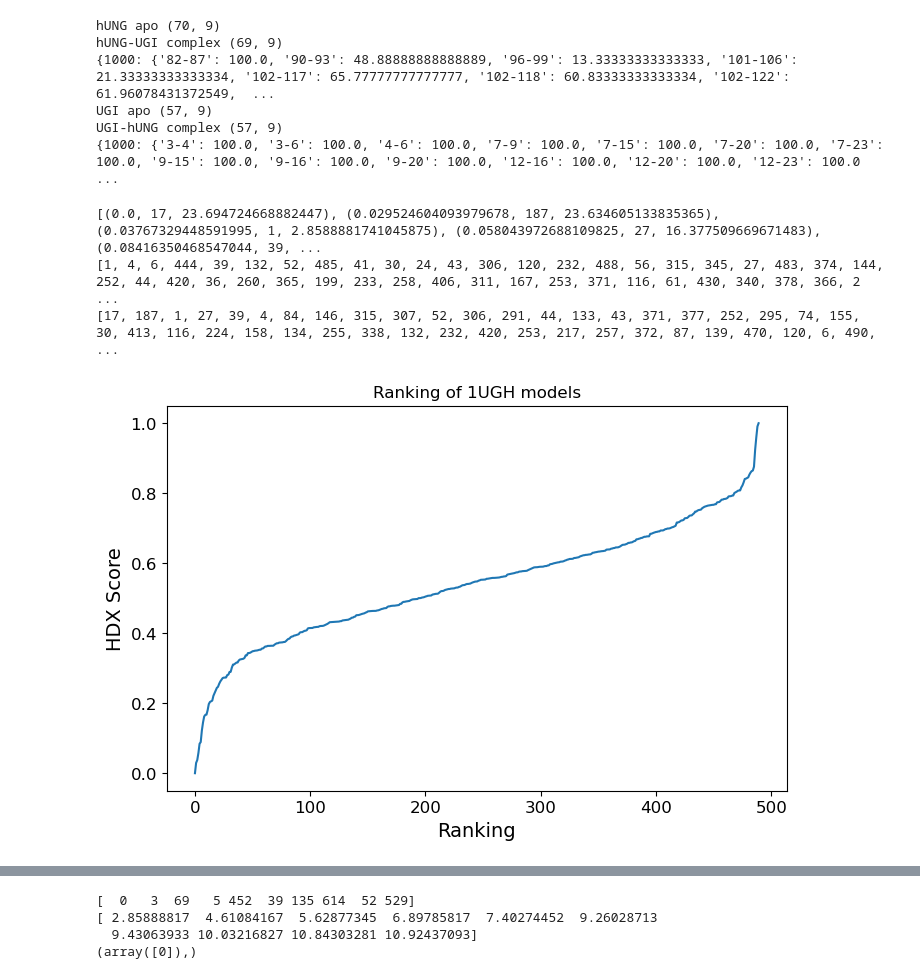
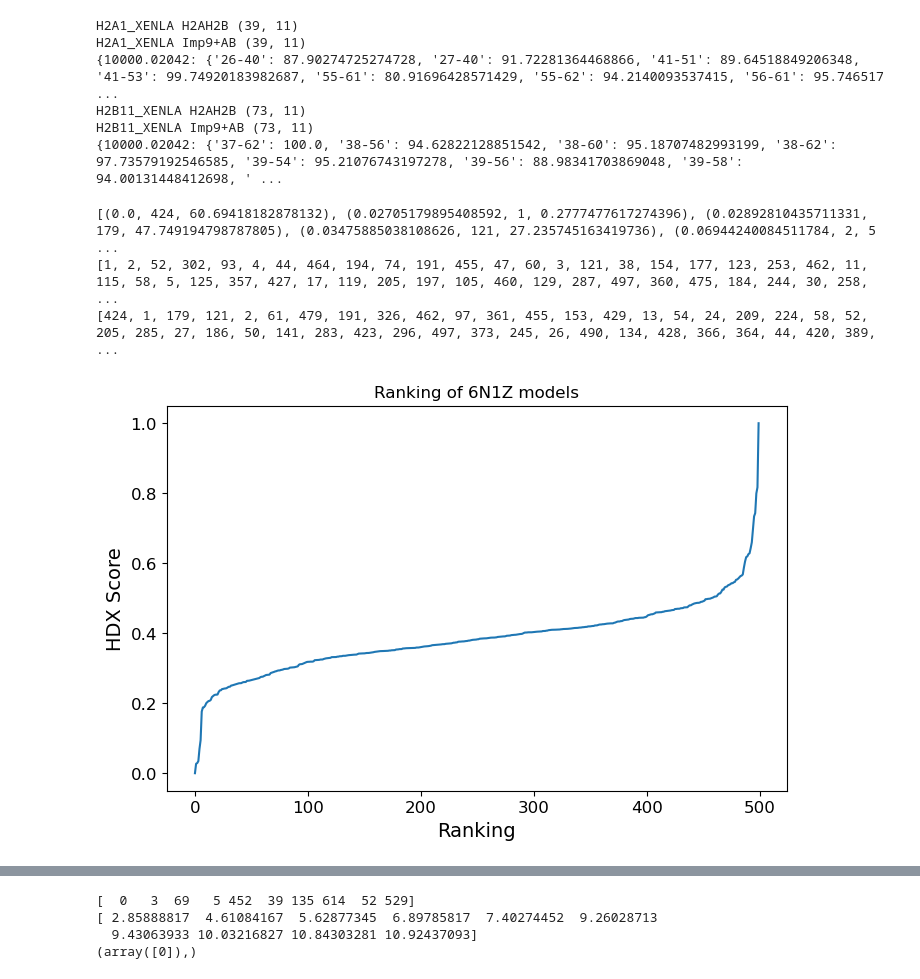
Before and after one commit to SuperChrisW/HDXRank, a Jupyter notebook: script/test.ipynb, the cells around one changed output, grey strips where cells are left out. Cells and saved outputs as stored; diff of their text form; code cells hidden in the pictures.

```diff
--- a/script/test.ipynb
+++ b/script/test.ipynb
@@ -3,19 +3,19 @@ import pandas as pd
 import numpy as np
 import matplotlib.pyplot as plt
 # %%
-protein_name = '1UGH'
-cluster_id = 1
+protein_name = '6THL'
+cluster_id = 2
 
 dfs = []
 for i in range(5):
-    #fpath = f'/home/lwang/models/HDX_LSTM/data/Latest_test/hdock/prediction/HDX_pred_GN_{protein_name}_cluster{cluster_id}_v{i}.csv'
-    fpath = f'/home/lwang/models/HDX_LSTM/data/Latest_test/hdock/prediction/HDX_pred_GN_cluster2_hop1_v{cluster_id}.csv'
+    fpath = f'/home/lwang/models/HDX_LSTM/data/Latest_test/hdock/prediction/HDX_pred_GN_{protein_name}_cluster{cluster_id}_v{i}.csv'
+    #fpath = f'/home/lwang/models/HDX_LSTM/data/Latest_test/hdock/prediction/HDX_pred_GN_cluster2_hop1_v{cluster_id}.csv'
     df = pd.read_csv(fpath)
     print(df.shape)
     dfs.append(df)
 merged_df = pd.concat(dfs, axis=0)
 average_df = merged_df.groupby(['Batch', 'Chain', 'Range', 'Y_True'])['Y_Pred'].mean().reset_index()
-HDX_fpath = '/home/lwang/models/HDX_LSTM/data/Latest_test/hdock/HDX_files/BioChem_UNGUGI_revised.xlsx'
+HDX_fpath = '/home/lwang/models/HDX_LSTM/data/Latest_test/hdock/HDX_files/PXD037571_revised.xlsx'
 
 print(average_df.head())
 print(average_df.shape)
@@ -42,8 +42,8 @@ import matplotlib.pyplot as plt
 def get_true_diff(HDX_fpath, apo_states, complex_states):
     def get_weighted_uptake(HDX_df, protein, state, correction):
         temp_HDX_df = HDX_df[(HDX_df['state']==state) & (HDX_df['protein']==protein)]
-        #temp_HDX_df = temp_HDX_df[(temp_HDX_df['log_t']<2.85) & (temp_HDX_df['log_t']>1.35)]
-        temp_HDX_df = temp_HDX_df[(temp_HDX_df['log_t']==3)]
+        #temp_HDX_df = temp_HDX_df[(temp_HDX_df['log_t']<4) & (temp_HDX_df['log_t']>3)]
+        temp_HDX_df = temp_HDX_df[(temp_HDX_df['log_t']>4)]
 
         print(protein, state, temp_HDX_df.shape)
         temp_HDX_df = temp_HDX_df.sort_values(by=['start', 'end'], ascending=[True, True])
@@ -90,14 +90,14 @@ def get_true_diff(HDX_fpath, apo_states, complex_states):
     return true_diff, diff_mtx
 
 # Delta true diff
-apo_states = [('hUNG', 'apo', -9)]
-complex_states = [('hUNG-UGI', 'complex', -9)]
+apo_states = [('H2A1_XENLA', 'H2AH2B', 0)]
+complex_states = [('H2A1_XENLA', 'Imp9+AB', 0)]
 true_diff, diff_RFU_mtx = get_true_diff(HDX_fpath, apo_states, complex_states)
 
 plt.figure(figsize=(30, 15))
 plt.tight_layout()
 plt.subplot(2, 1, 1) # 2 row, 1 columns, 1st subplot
-plt.title(f'1UGH_A', fontsize=20)
+plt.title(f'6N1Z_B', fontsize=20)
 
 x_labels = list(true_diff.keys())
 x_positions = np.arange(len(x_labels))  # numerical positions for x-axis
@@ -116,11 +116,11 @@ plt.axhline(y=0, color='r', linestyle='--', label='Zero line')
 plt.grid(True)
 plt.legend()
 
-apo_states = [('UGI', 'apo', 0)]
-complex_states = [('UGI-hUNG', 'complex', 0)]
+apo_states = [('H2B11_XENLA', 'H2AH2B', 0)]
+complex_states = [('H2B11_XENLA', 'Imp9+AB', 0)]
 true_diff, diff_RFU_mtx = get_true_diff(HDX_fpath, apo_states, complex_states)
 plt.subplot(2, 1, 2) # 2 row, 1 columns, 1st subplot
-plt.title(f'1UGH_B', fontsize=20)
+plt.title(f'6N1Z_C', fontsize=20)
 
 x_labels = list(true_diff.keys())
 x_positions = np.arange(len(x_labels))  # numerical positions for x-axis
@@ -428,25 +428,25 @@ def get_chi_score(df, complex_batchname, apo_batchname, true_diff):
 
     error_limit = 1
     #loss = Inverse_Square_Scale(mean_squared_error(y_true, y_pred, error_limit), 0.01)
-    loss = mean_squared_error(y_true, y_pred, error_limit, d=0.1)
+    loss = mean_squared_error(y_true, y_pred, error_limit, d=0.2)
     return loss
 
-apo_states = [('hUNG', 'apo', -9)]
-complex_states = [('hUNG-UGI', 'complex', -9)]
+apo_states = [('H2A1_XENLA', 'H2AH2B', 0)]
+complex_states = [('H2A1_XENLA', 'Imp9+AB', 0)]
 true_diff_ligand, _ = get_true_diff(HDX_fpath, apo_states, complex_states)
 
-apo_states = [('UGI', 'apo', 0)]
-complex_states = [('UGI-hUNG', 'complex', 0)]
+apo_states = [('H2B11_XENLA', 'H2AH2B', 0)]
+complex_states = [('H2B11_XENLA', 'Imp9+AB', 0)]
 true_diff_target, _ = get_true_diff(HDX_fpath, apo_states, complex_states)
 
 pdb_dir = f'/home/lwang/models/HDX_LSTM/data/Latest_test/hdock/structure/{protein_name}'
-ref_model = '1UGH'
+ref_model = '6N1Z'
 ref_chains = ['A']
 complex_batches = [f'MODEL_{i}_REVISED' for i in range(1, 501)]
 #structures = preload_pdb_structures(pdb_dir, complex_batches)
 #chain_map = {"A": "A", "C": "C"}
 
-apo_ref = ['1AKZ', '1UGI']
+apo_ref = ['6N1Z_BC', '6N1Z_BC']
 maes = []
 rmsd = []
 
@@ -457,43 +457,43 @@ for i, batch in tqdm(enumerate(complex_batches)):
     if mae_target is not None:
         mae = (mae_ligand + mae_target) / 2
         #mae = mae_target
         maes.append(mae)
         rmsd.append(get_RMSD(pdb_dir, batch, ref_model, ref_chains))
         #dockQ = get_dockQ_score(pdb_dir, batch, ref_model, chain_map=chain_map)
         #rmsd.append(dockQ[1])
 
 maes = max_min_scale(maes)
 batch_id = [int(i.split('_')[1]) for i in complex_batches]
 sorted_batch = sorted(zip(maes, batch_id , rmsd), key=lambda x: x[0], reverse=False)
 print(sorted_batch[:10])
 
 HDX_top30 = [id for _, id, _ in sorted_batch[:50]]
 
 rmsd_sorted = sorted(zip(rmsd, batch_id), key=lambda x: x[0], reverse=False)
 rmsd_top30 = [id for _, id in rmsd_sorted[:50]]
 print(rmsd_top30)
 print(HDX_top30)
 
 plt.figure(figsize = (8, 5))
 plt.plot([i[0] for i in sorted_batch])
 plt.ylabel('HDX Score', fontsize=14)
 plt.xlabel('Ranking', fontsize=14)
 plt.title(f'Ranking of {ref_model} models')
 plt.tick_params(axis='both', labelsize=12)
 
 #plt.show()
 plt.savefig(f'/home/lwang/models/HDX_LSTM/data/Latest_test/hdock/hdock_files/{ref_model}_ranking.png')
 # %% [output]
-hUNG apo (70, 9)
-hUNG-UGI complex (69, 9)
-{1000: {'82-87': 100.0, '90-93': 48.88888888888889, '96-99': 13.33333333333333, '101-106': 21.33333333333334, '102-117': 65.77777777777777, '102-118': 60.83333333333334, '102-122': 61.96078431372549,  ...
-UGI apo (57, 9)
-UGI-hUNG complex (57, 9)
-{1000: {'3-4': 100.0, '3-6': 100.0, '4-6': 100.0, '7-9': 100.0, '7-15': 100.0, '7-20': 100.0, '7-23': 100.0, '9-15': 100.0, '9-16': 100.0, '9-20': 100.0, '12-16': 100.0, '12-20': 100.0, '12-23': 100.0 ...
+H2A1_XENLA H2AH2B (39, 11)
+H2A1_XENLA Imp9+AB (39, 11)
+{10000.02042: {'26-40': 87.90274725274728, '27-40': 91.72281364468866, '41-51': 89.64518849206348, '41-53': 99.74920183982687, '55-61': 80.91696428571429, '55-62': 94.2140093537415, '56-61': 95.746517 ...
+H2B11_XENLA H2AH2B (73, 11)
+H2B11_XENLA Imp9+AB (73, 11)
+{10000.02042: {'37-62': 100.0, '38-56': 94.62822128851542, '38-60': 95.18707482993199, '38-62': 97.73579192546585, '39-54': 95.21076743197278, '39-56': 88.98341703869048, '39-58': 94.00131448412698, ' ...
-[(0.0, 17, 23.694724668882447), (0.029524604093979678, 187, 23.634605133835365), (0.03767329448591995, 1, 2.8588881741045875), (0.058043972688109825, 27, 16.377509669671483), (0.08416350468547044, 39, ...
-[1, 4, 6, 444, 39, 132, 52, 485, 41, 30, 24, 43, 306, 120, 232, 488, 56, 315, 345, 27, 483, 374, 144, 252, 44, 420, 36, 260, 365, 199, 233, 258, 406, 311, 167, 253, 371, 116, 61, 430, 340, 378, 366, 2 ...
-[17, 187, 1, 27, 39, 4, 84, 146, 315, 307, 52, 306, 291, 44, 133, 43, 371, 377, 252, 295, 74, 155, 30, 413, 116, 224, 158, 134, 255, 338, 132, 232, 420, 253, 217, 257, 372, 87, 139, 470, 120, 6, 490,  ...
+[(0.0, 424, 60.69418182878132), (0.02705179895408592, 1, 0.2777477617274396), (0.02892810435711331, 179, 47.749194798787805), (0.03475885038108626, 121, 27.235745163419736), (0.06944240084511784, 2, 5 ...
+[1, 2, 52, 302, 93, 4, 44, 464, 194, 74, 191, 455, 47, 60, 3, 121, 38, 154, 177, 123, 253, 462, 11, 115, 58, 5, 125, 357, 427, 17, 119, 205, 197, 105, 460, 129, 287, 497, 360, 475, 184, 244, 30, 258,  ...
+[424, 1, 179, 121, 2, 61, 479, 191, 326, 462, 97, 361, 455, 153, 429, 13, 54, 24, 209, 224, 58, 52, 205, 285, 27, 186, 50, 141, 283, 423, 296, 497, 373, 245, 26, 490, 134, 428, 366, 364, 44, 420, 389, ...
-[figure, old version]
+[figure, new version]
 # %%
 # plot RMSD and mae index
 from scipy.stats import pearsonr, spearmanr
```
Also changed, not shown: parts of 4 cells of this notebook, 4 other files.
